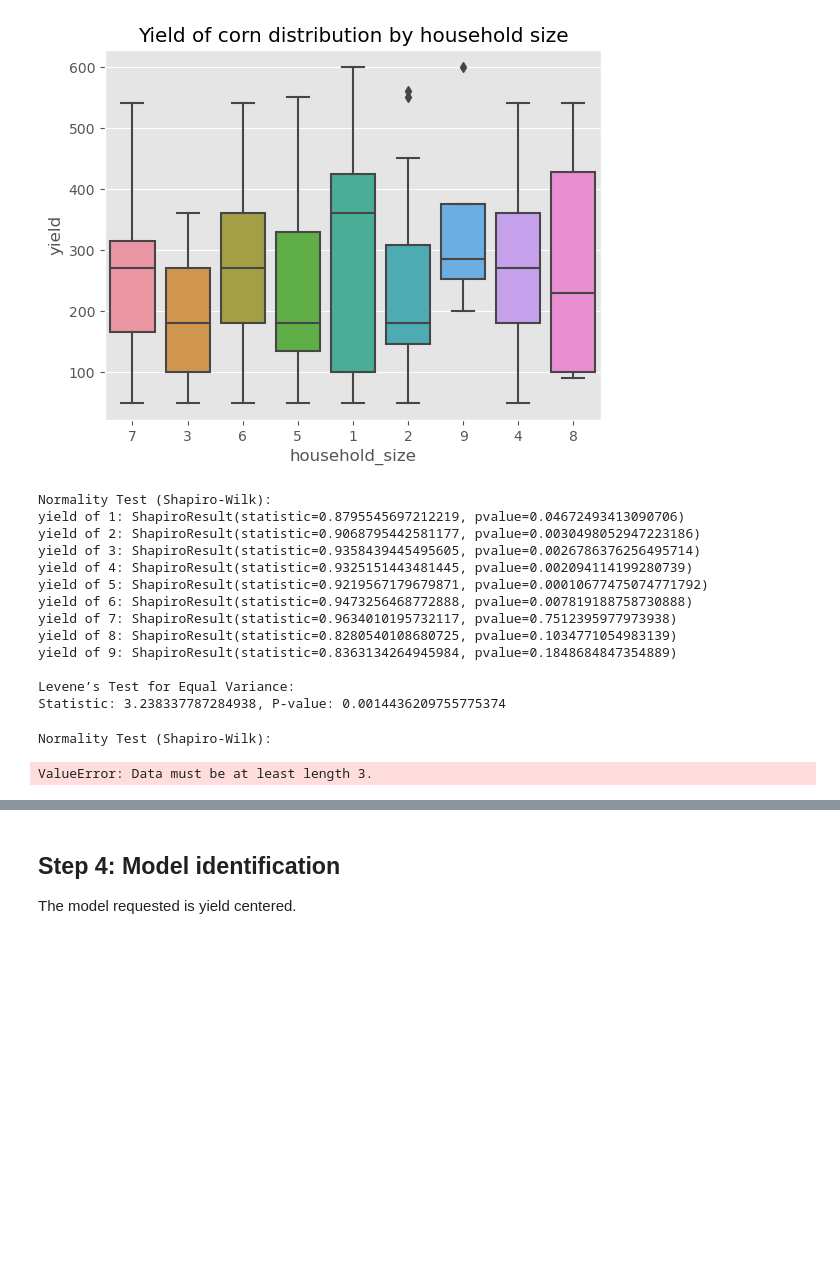
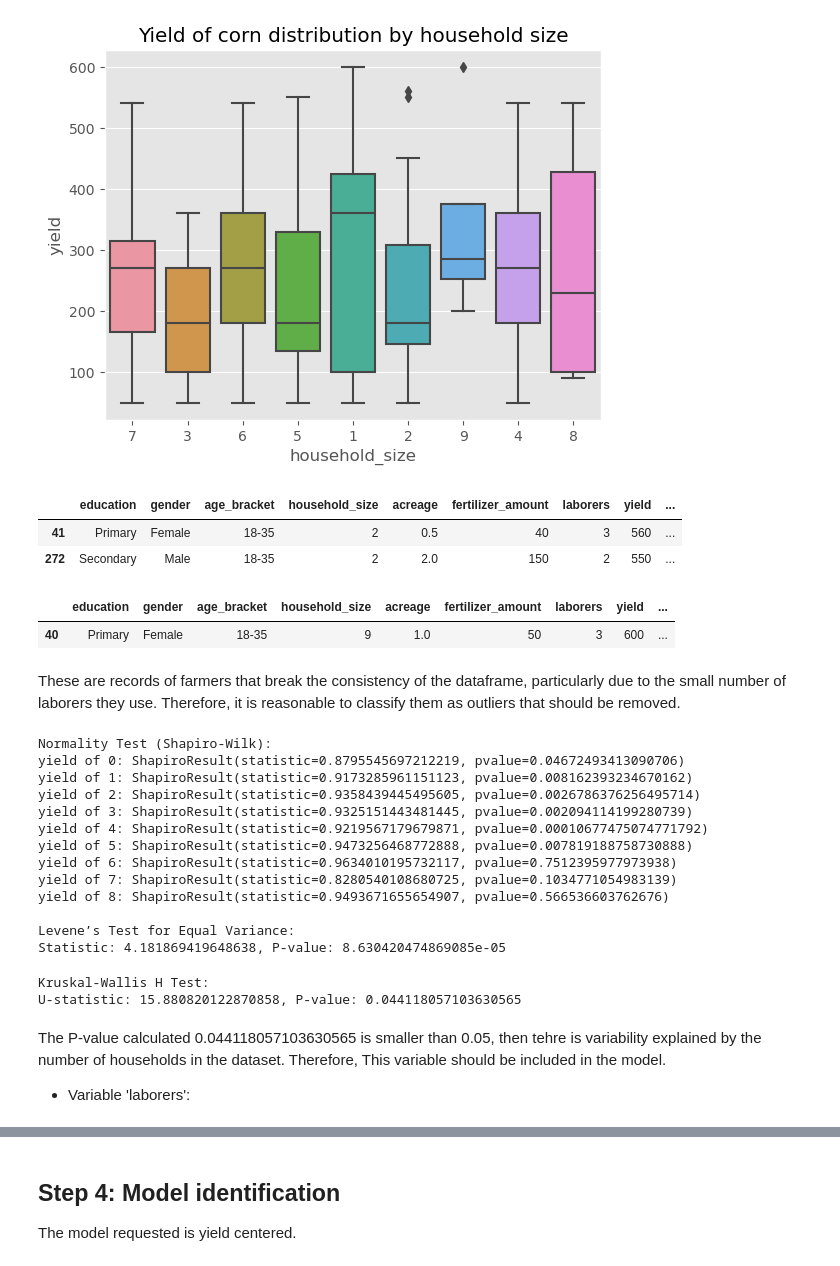
Before and after one commit to bizzaccelerator/midterm-project-mlzoomcamp, a Jupyter notebook: notebook.ipynb, the cells around one changed output, grey strips where cells are left out. Saved outputs shown, nothing was run; the diff lists cells and outputs as text; code cells hidden in the pictures; blank space fills up the shorter version.

```diff
--- a/notebook.ipynb
+++ b/notebook.ipynb
@@ -424,3 +462,20 @@ plt.title("Yield of corn distribution by household size")
 plt.show()
 # %% [output]
 [figure]
+# %%
+# As evaluated in the age_bracket variable, the are some possible outliers at second and nineth categories. Then,
+aty_hs_2 = atypical_data(corn_subset, 'yield', 'household_size', '2')
+aty_hs_2
+# %% [output]
+|  | education | gender | age_bracket | household_size | acreage | fertilizer_amount | laborers | yield | ... |
+| 41 | Primary | Female | 18-35 | 2 | 0.5 | 40 | 3 | 560 | ... |
+| 272 | Secondary | Male | 18-35 | 2 | 2.0 | 150 | 2 | 550 | ... |
+# %%
+# And also:
+aty_hs_9 = atypical_data(corn_subset, 'yield', 'household_size', '9')
+aty_hs_9
+# %% [output]
+|  | education | gender | age_bracket | household_size | acreage | fertilizer_amount | laborers | yield | ... |
+| 40 | Primary | Female | 18-35 | 9 | 1.0 | 50 | 3 | 600 | ... |
+# %% [markdown]
+These are records of farmers that break the consistency of the dataframe, particularly due to the small number of laborers they use. Therefore, it is reasonable to classify them as outliers that should be removed.
@@ -430,15 +491,11 @@ groups_hsize = [group["yield"].values for name, group in corn_subset.groupby("ho
 
 # Test for Normality (Shapiro-Wilk)
 print("Normality Test (Shapiro-Wilk):")
-print("yield of 1:", shapiro(groups_hsize[0]))
-print("yield of 2:", shapiro(groups_hsize[1]))
-print("yield of 3:", shapiro(groups_hsize[2]))
-print("yield of 4:", shapiro(groups_hsize[3]))
-print("yield of 5:", shapiro(groups_hsize[4]))
-print("yield of 6:", shapiro(groups_hsize[5]))
-print("yield of 7:", shapiro(groups_hsize[6]))
-print("yield of 8:", shapiro(groups_hsize[7]))
-print("yield of 9:", shapiro(groups_hsize[8]))
+for position, value in enumerate(groups_hsize):
+    try:
+        print(f"yield of {position}:", shapiro(value))
+    except:
+        print(f"error at {position}:")
 
 # Test for Equal Variances (Levene’s Test)
 stat, p = levene(*groups_hsize)
@@ -447,23 +504,29 @@ print(f"Statistic: {stat}, P-value: {p}")
 # print(f'There is homogeinity of variance between age brackets [{p_value} is smaller than 0.05]')
 # %% [output]
 Normality Test (Shapiro-Wilk):
-yield of 1: ShapiroResult(statistic=0.8795545697212219, pvalue=0.04672493413090706)
-yield of 2: ShapiroResult(statistic=0.9068795442581177, pvalue=0.0030498052947223186)
-yield of 3: ShapiroResult(statistic=0.9358439445495605, pvalue=0.0026786376256495714)
-yield of 4: ShapiroResult(statistic=0.9325151443481445, pvalue=0.002094114199280739)
-yield of 5: ShapiroResult(statistic=0.9219567179679871, pvalue=0.00010677475074771792)
-yield of 6: ShapiroResult(statistic=0.9473256468772888, pvalue=0.007819188758730888)
-yield of 7: ShapiroResult(statistic=0.9634010195732117, pvalue=0.7512395977973938)
-yield of 8: ShapiroResult(statistic=0.8280540108680725, pvalue=0.1034771054983139)
-yield of 9: ShapiroResult(statistic=0.8363134264945984, pvalue=0.1848684847354889)
+yield of 0: ShapiroResult(statistic=0.8795545697212219, pvalue=0.04672493413090706)
+yield of 1: ShapiroResult(statistic=0.9173285961151123, pvalue=0.008162393234670162)
+yield of 2: ShapiroResult(statistic=0.9358439445495605, pvalue=0.0026786376256495714)
+yield of 3: ShapiroResult(statistic=0.9325151443481445, pvalue=0.002094114199280739)
+yield of 4: ShapiroResult(statistic=0.9219567179679871, pvalue=0.00010677475074771792)
+yield of 5: ShapiroResult(statistic=0.9473256468772888, pvalue=0.007819188758730888)
+yield of 6: ShapiroResult(statistic=0.9634010195732117, pvalue=0.7512395977973938)
+yield of 7: ShapiroResult(statistic=0.8280540108680725, pvalue=0.1034771054983139)
+yield of 8: ShapiroResult(statistic=0.9493671655654907, pvalue=0.566536603762676)
 
 Levene’s Test for Equal Variance:
-Statistic: 3.238337787284938, P-value: 0.0014436209755775374
+Statistic: 4.181869419648638, P-value: 8.630420474869085e-05
-# %%
-# Test for Normality (Shapiro-Wilk)
-print("Normality Test (Shapiro-Wilk):")
-for index, value in enumerate(groups_hsize):
-    print(f"yield of {index}:", shapiro(value[index]))
-# %% [output]
-Normality Test (Shapiro-Wilk):
-ValueError: Data must be at least length 3.
+# %%
+# Some of the household sizes does not follow a normal distribution.
+# Then, I'll apply the non-parametric alternative test for comparaison (Kruskal-Wallis Test):
+
+stat, p = kruskal(*groups_hsize)
+print("\nKruskal-Wallis H Test:")
+print(f"U-statistic: {stat}, P-value: {p}")
+# %% [output]
+Kruskal-Wallis H Test:
+U-statistic: 15.880820122870858, P-value: 0.044118057103630565
+# %% [markdown]
+The P-value calculated 0.044118057103630565 is smaller than 0.05, then tehre is variability explained by the number of households in the dataset. Therefore, This variable should be included in the model.
+
+- Variable 'laborers':
```
Also changed, not shown: parts of 8 cells of this notebook.
